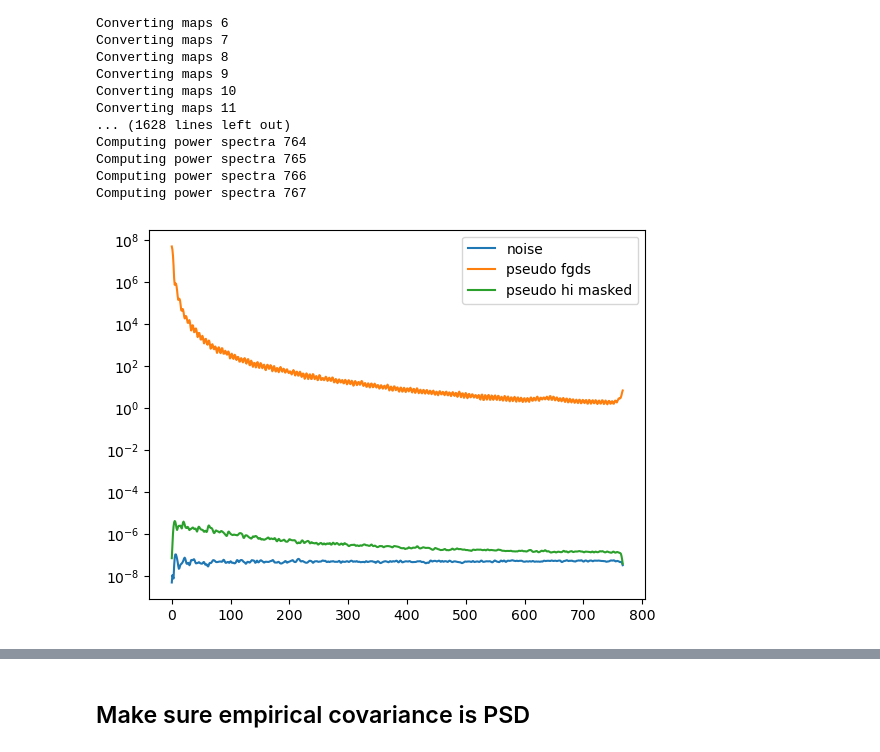
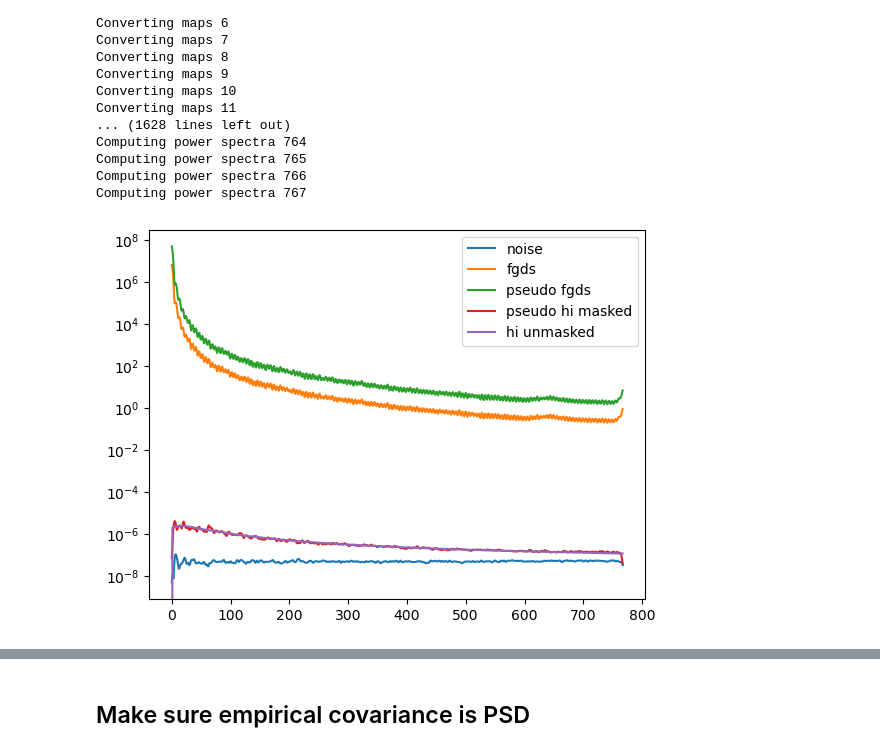
Before and after one commit to urwa99/SMICA_Paper, a Jupyter notebook: Notebooks_1/smica_test.ipynb, the cells around one changed output, grey strips where cells are left out. Saved outputs shown, nothing was run; the diff lists cells and outputs as text; code cells hidden in the pictures.

```diff
--- a/Notebooks_1/smica_test.ipynb
+++ b/Notebooks_1/smica_test.ipynb
@@ -353,17 +354,17 @@ fsky, pseudo_fgds_cl, pseudo_hi_cl, pseudo_noise_cl, pseudo_sky_cl = normalize_c
 # %%
 # plt.plot(sky_cl[:,0,0], label='sky')
 plt.plot(noise_cl[:,0,0], label='noise')
-# plt.plot(fgds_cl[:,0,0], label='fgds')
+plt.plot(fgds_cl[:,0,0], label='fgds')
 plt.plot(pseudo_fgds_cl[:,0,0], label='pseudo fgds')
 plt.plot(pseudo_hi_cl[:,0,0], label='pseudo hi masked')
-# plt.plot(cl_hi[:,0,0], label='hi unmasked')
+plt.plot(cl_hi[:,0,0], label='hi unmasked')
 
 
 plt.legend()
 plt.yscale('log')
 # plt.loglog()
 # %% [output]
-[figure, old version]
+[figure, new version]
 # %%
 leff,n_bins, fgds_binned= bin_spectra(pseudo_fgds_cl, nside, bin_width)
 *_, hi_binned= bin_spectra(pseudo_hi_cl, nside, bin_width)
```
Also changed, not shown: parts of 9 cells of this notebook.
